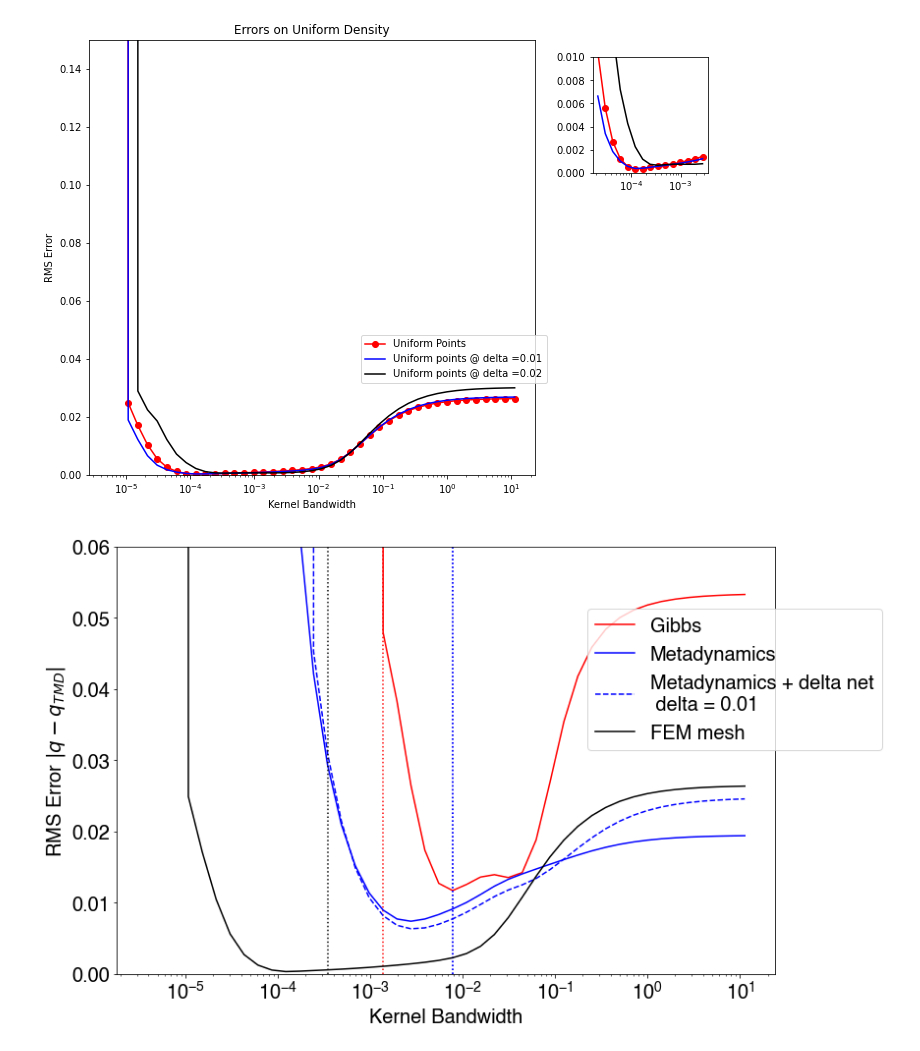
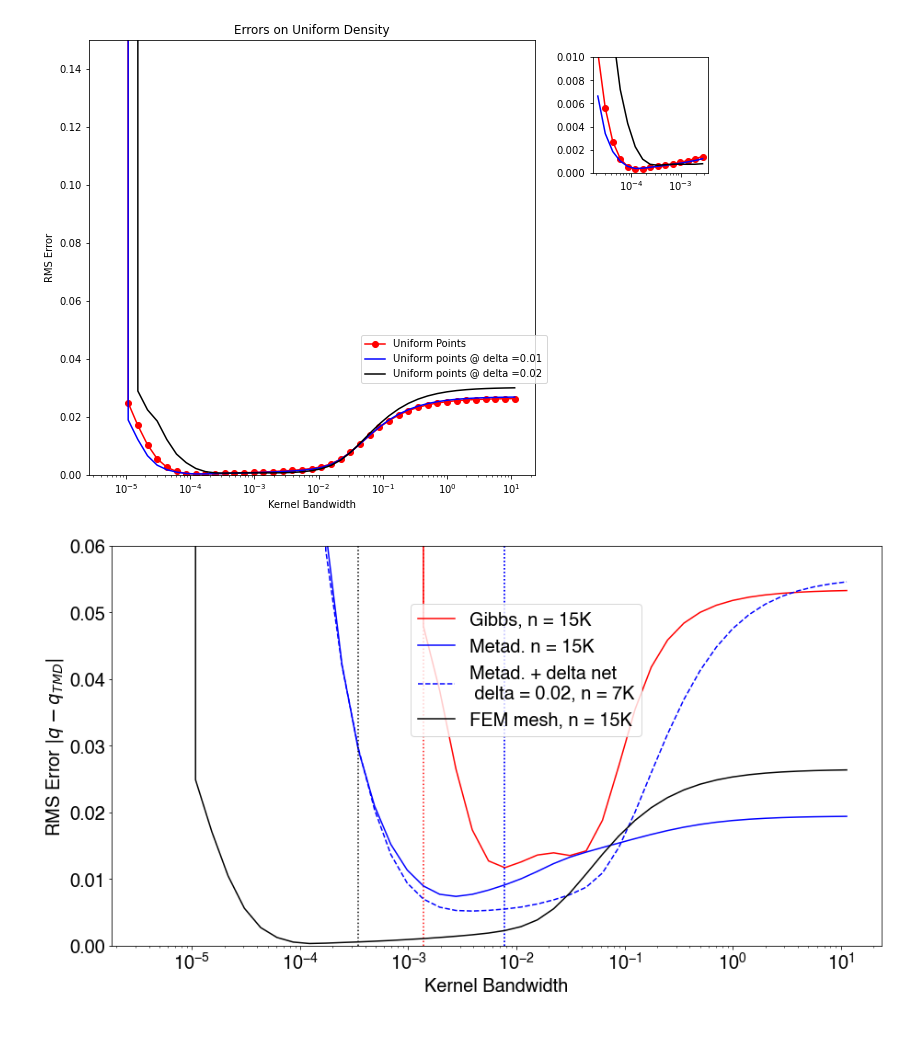
Before and after one commit to ShashankSule/TMDmaps, a Jupyter notebook: Twowell/Error_analysis_twowell.ipynb, the cells around one changed output. Drawn from its saved outputs; the diff is of its cells as text; code cells hidden in the pictures.

```diff
--- a/Twowell/Error_analysis_twowell.ipynb
+++ b/Twowell/Error_analysis_twowell.ipynb
@@ -327,7 +324,7 @@ a.set(ylim = (0.0,0.01))
 [figure]
 # %%
 colors_FEM = iter(plt.cm.jet(np.linspace(0,1,4)))
-fig, ax2 = plt.subplots(figsize = (12,8))
+fig, ax2 = plt.subplots(figsize = (15,8))
 ax2.set(xscale = "log")
 i=0
 
@@ -335,7 +332,7 @@ color = next(colors_FEM),
 ax2.plot(eps_vals[:], err_FEM_TMD[:, i,-1,-1],
          # marker = 'o',
          color = 'Red',
-         label = "Gibbs")
+         label = "Gibbs, n = "+ str(round(N_gibbs[1,0,-1,-1]/1e3))+"K")
 ax2.axvline(x = eps_vals[np.argmax(k_gibbs[:,i,-1,-1])], linestyle = 'dotted', color = 'Red')
 k = k_gibbs[:,i,-1,-1]
 n = len(k[(k/max(k)) >= 0.9])
@@ -345,35 +342,35 @@ color = next(colors_FEM)
 ax2.plot(eps_vals[:], err_metad_long_FEM_TMD[:, i,-1,-1],
          # marker = 'o',
          color = 'Blue',
-         label = "Metadynamics")
+         label = "Metad. n = "+ str(round(N_metad[1,0,-1,-1]/1e3))+"K")
 ax2.axvline(x = eps_vals[np.argmax(k_metad[:,i,-1,-1])], linestyle = 'dotted', color = 'Blue')
 
 color = next(colors_FEM)
-ax2.plot(eps_vals[:], err_metad_long_FEM_TMD[:, 1,-1,-1],
+ax2.plot(eps_vals[:], err_metad_long_FEM_TMD[:, 2,-1,-1],
          # marker = 'o',
          color = 'Blue',
-         label = "Metadynamics + delta net\n delta = 0.01",
+         label = "Metad. + delta net\n delta = 0.02, n = " + str(round(N_metad[1,2,-1,-1]/1e3))+"K",
          linestyle='--')
 ax2.axvline(x = eps_vals[np.argmax(k_metad[:,1,-1,-1])], linestyle = 'dotted', color = 'Blue')
 
 k = k_metad[:,i,-1,-1]
 n = len(k[(k/max(k)) >= 0.9])
 # ax2.axvline(x = eps_vals[np.argmax(k_metad[:,i,-1,-1])], lw = n*10, color = 'Red', alpha=0.1)
 color = next(colors_FEM)
 ax2.plot(eps_vals[:], err_unif_FEM_TMD[:, i,-1,-1],
          # marker = 'o',
          color = 'Black',
-         label = "FEM mesh")
+         label = "FEM mesh, n = "+ str(round(N_unif[1,0,-1,-1]/1e3)) + "K")
 ax2.axvline(x = eps_vals[np.argmax(k_unif[:,i,-1,-1])], linestyle = 'dotted', color = 'Black')
 k = k_unif[:,i,-1,-1]
 n = len(k[(k/max(k)) >= 0.9])
 # ax2.axvline(x = eps_vals[np.argmax(k_unif[:,i,-1,-1])], lw = n*10, color = 'Black', alpha=0.1)
 
 ax2.legend(bbox_to_anchor=(0.70, 0.5))
 ax2.set(ylim = (0.0,0.06),\
         # title = "Error analysis for different sampling densities", \
         ylabel = r"RMS Error $|q - q_{TMD}|$", \
         xlabel = "Kernel Bandwidth")
 fig.savefig("twowell_comparison.pdf", bbox_inches="tight")
 # %% [output]
-[figure, old version]
+[figure, new version]
```
Also changed, not shown: parts of 2 cells of this notebook, 34 other files.
